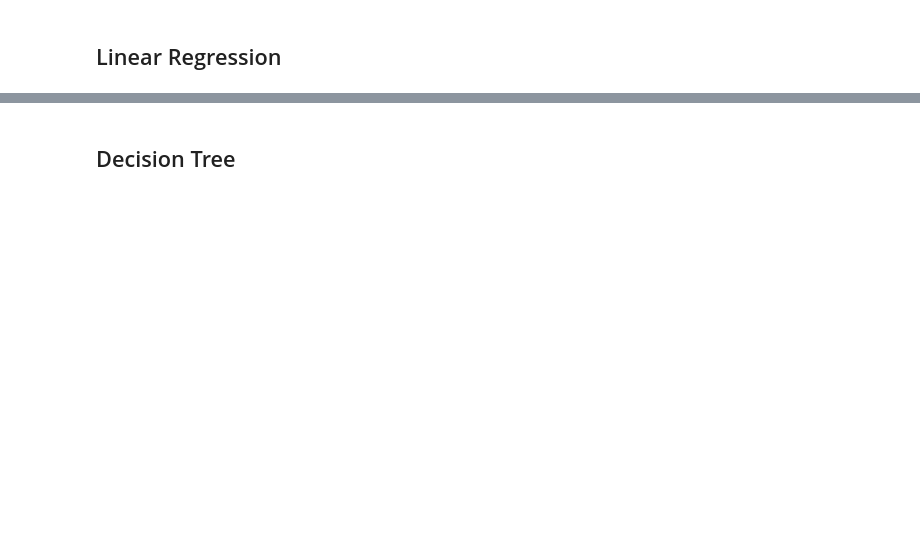
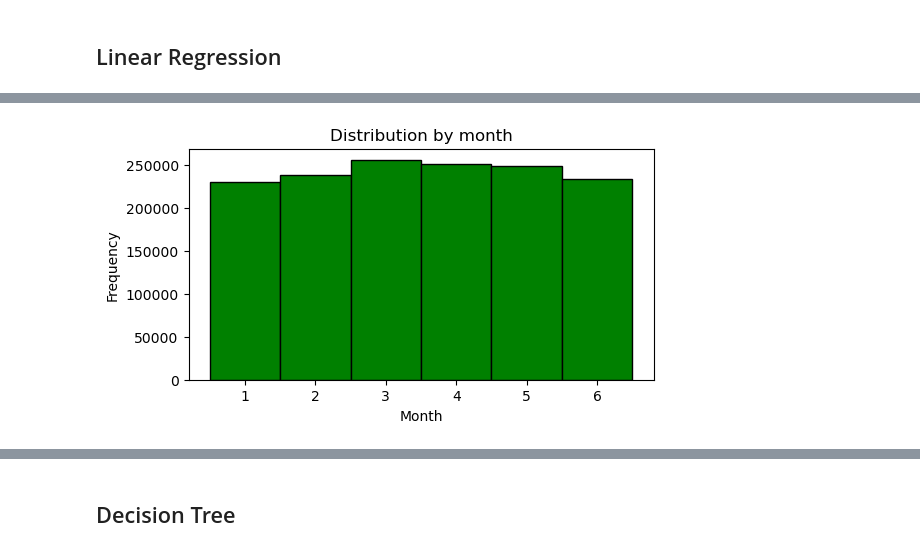
Before and after one commit to JavierMoraga1/midterm_project, a Jupyter notebook: notebook.ipynb, the cells around one changed output, grey strips where cells are left out. Cells and saved outputs as stored; diff of their text form; code cells hidden in the pictures; blank space fills up the shorter version.

```diff
--- a/notebook.ipynb
+++ b/notebook.ipynb
@@ -189,7 +309,17 @@ RMSLE train:  0.7704  RMSLE val:  0.7659
 # %%
 # Extract month, weekday an hour from pickup_datetime. Se convierten en str para que se reconozcan como variables categóricas en OHE
-df.pickup_datetime = pd.to_datetime(df.pickup_datetime)
-df['month'] = df.pickup_datetime.dt.month.astype(str)
-df['weekday'] = df.pickup_datetime.dt.weekday.astype(str)
-df['hour'] = df.pickup_datetime.dt.hour.astype(str)
-df_full_train, df_train, df_val, df_test, y_train, y_val, y_test = split_dataframe(df)
+df_tmp = df
+df_tmp.pickup_datetime = pd.to_datetime(df_tmp.pickup_datetime)
+df_tmp['month'] = df_tmp.pickup_datetime.dt.month.astype(str)
+df_tmp['weekday'] = df_tmp.pickup_datetime.dt.weekday.astype(str)
+df_tmp['hour'] = df_tmp.pickup_datetime.dt.hour.astype(str)
+df_full_train, df_test = split_dataframe(df_tmp)
+# %%
+plt.figure(figsize=(6, 3))
+sns.histplot(sorted(df.month.values), bins=40, color='green', alpha=1)
+plt.ylabel('Frequency')
+plt.xlabel('Month')
+plt.title('Distribution by month')
+plt.show()
+# %% [output]
+[figure, added]
```
Also changed, not shown: parts of 58 cells of this notebook, 8 other files.
